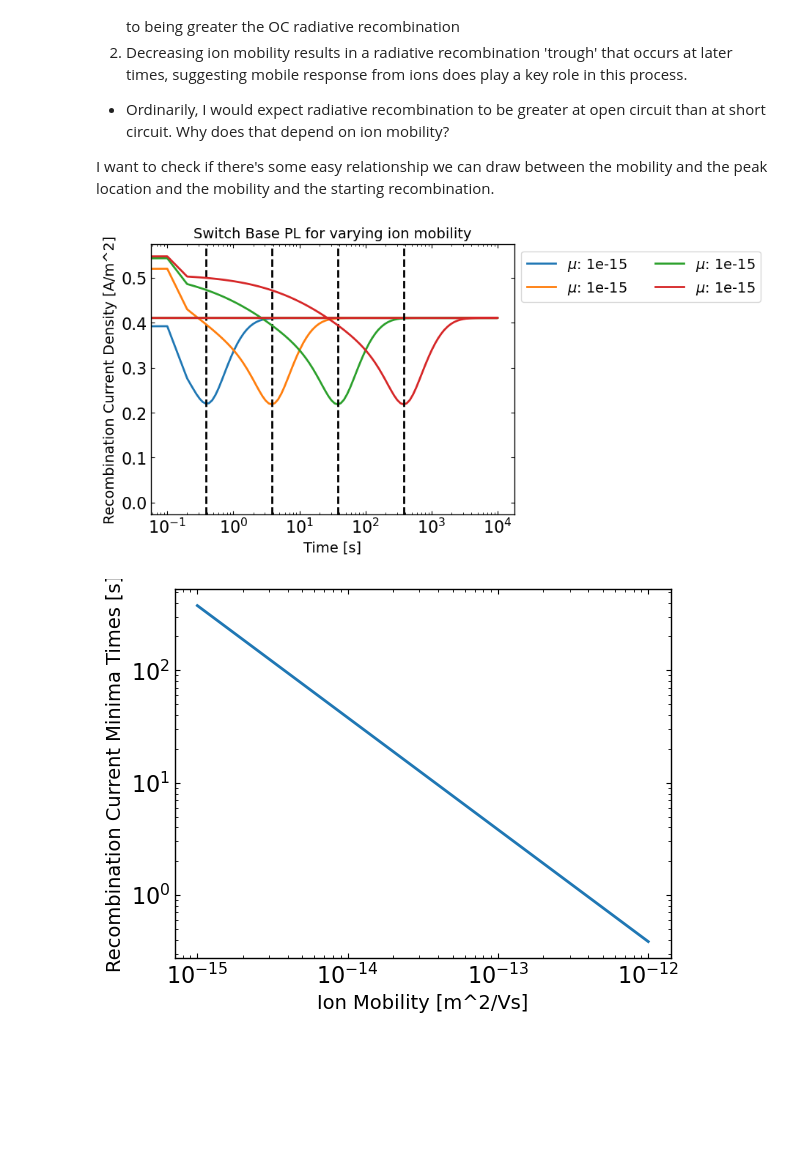
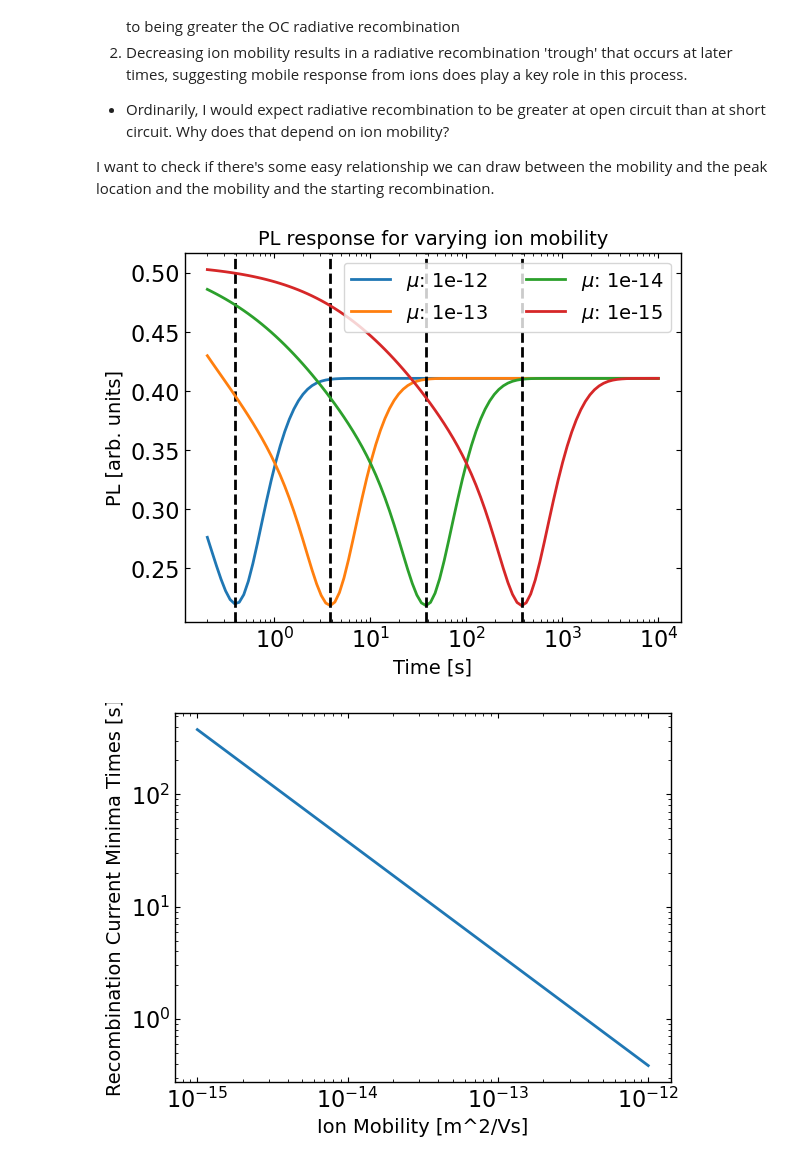
Before and after one commit to joshedmundson/pySIMsalabim, a Jupyter notebook: Notebooks/New PL Project/analysis.ipynb, the cells around one changed output. Drawn from its saved outputs; the diff is of its cells as text; code cells hidden in the pictures; blank space fills up the shorter version.

Commit message:
experiment: test how device response varies with changing mobility, length, and with supressed recombination

```diff
--- a/Notebooks/New PL Project/analysis.ipynb
+++ b/Notebooks/New PL Project/analysis.ipynb
@@ -59,7 +62,7 @@ for ion_density in N_ion:
     zimt_runs.append(zimt_run)
 # %%
 for zimt_run in zimt_runs:
-    plt.plot(zimt_run.tj_data["t"], zimt_run.tj_data["JdirL2"], label=zimt_run.N_anion)
+    plt.plot(zimt_run.tj_data["t"][2:-1], zimt_run.tj_data["JdirL2"][2:-1], label=zimt_run.N_anion)
 
 plt.xscale('log')
 plt.xlabel("Time [s]")
@@ -117,14 +134,14 @@ for ion_mobility in mu_ions:
 for index, zimt_run in enumerate(zimt_runs):
     label = f"$\\mu$: {zimt_run.mu_anion}"
     # Plot the final JdirL2 value, the OC steady state, as an asymptote
-    plt.scatter(zimt_run.tj_data["t"][:-1], zimt_run.tj_data["JdirL2"][:-1], label=label)
+    plt.scatter(zimt_run.tj_data["t"][2:-1], zimt_run.tj_data["JdirL2"][2:-1], label=label)
 
 plt.xscale('log')
-plt.axvline(0.1, linestyle='--', color='black') # Mark the initial voltage step
-plt.axvline(0.2, linestyle='--', color='black') # Mark the completion of the transition to Voc
+# plt.axvline(0.1, linestyle='--', color='black') # Mark the initial voltage step
+# plt.axvline(0.2, linestyle='--', color='black') # Mark the completion of the transition to Voc
 plt.xlabel("Time [s]")
-plt.ylabel("Recombination Current Density [A/m^2]")
-plt.title("Switch Base PL for varying ion mobility")
+plt.ylabel("PL [arb. units]")
+plt.title("PL response for varying ion mobility")
 plt.legend(bbox_to_anchor=(1,1),ncols=2)
 plt.show()
 # %% [output]
@@ -137,16 +154,22 @@ rows = number_of_runs // cols if number_of_runs % 2 == 0 else number_of_runs //
 fig, axes = plt.subplots(rows, cols, layout='constrained', figsize=(13,10))
 axes_coords = list(it.product(range(rows), range(cols)))
 
+plot_start_indexes = [13, 4, 20, 40, 60]
+plot_end_indexes = [40, 40, 60, 80, 99]
+
 for index, zimt_run in enumerate(zimt_runs):
     ax_row, ax_column = axes_coords[index]
     ax = axes[ax_row][ax_column]
 
     title = f"$\\mu$: {zimt_run.mu_anion}"
 
+    plot_start_index = plot_start_indexes[index]
+    plot_end_index = plot_end_indexes[index]
+
     # Plot the final JdirL2 value, the OC steady state, as an asymptote
-    ax.scatter(zimt_run.tj_data["t"][:-1], zimt_run.tj_data["JdirL2"][:-1], label="JdirL2")
+    ax.scatter(zimt_run.tj_data["t"][plot_start_index:plot_end_index], zimt_run.tj_data["JdirL2"][plot_start_index:plot_end_index], label="JdirL2")
     ax.axhline(zimt_run.tj_data["JdirL2"].values[-1], label="OC Steady State", color='red', linestyle='--')
-    ax.axvline(0.2, linestyle='-.', color='black', label='Voc Reached')
+    # ax.axvline(0.2, linestyle='-.', color='black', label='Voc Reached')
 
     ax.set_title(title)
     ax.set_xscale('log')
@@ -161,14 +184,14 @@ plt.show()
 # %%
 for zimt_run in zimt_runs:
     label = f"$\\mu$: {zimt_run.mu_anion}"
-    plt.scatter(zimt_run.tj_data["t"][:-1], zimt_run.tj_data["JdirL2"][:-1], label=label)
+    plt.scatter(zimt_run.tj_data["t"][2:-1], zimt_run.tj_data["JdirL2"][2:-1], label=label)
 
-plt.axvline(0.1, linestyle='--', color='black') # Mark the initial voltage step
-plt.axvline(0.2, linestyle='--', color='black') # Mark the completion of the transition to Voc
+# plt.axvline(0.1, linestyle='--', color='black') # Mark the initial voltage step
+# plt.axvline(0.2, linestyle='--', color='black') # Mark the completion of the transition to Voc
 plt.xlabel("Time [s]")
 plt.ylabel("Recombination Current Density [A/m^2]")
 plt.title("Switch Base PL for varying ion mobility")
 plt.legend(bbox_to_anchor=(1,1),ncols=2)
-plt.xlim((0, 0.5))
+plt.xlim((0.2, 0.5))
 plt.show()
 # %% [output]
@@ -184,36 +207,38 @@ I want to check if there's some easy relationship we can draw between the mobili
 # %%
 # Try to get some peak times for the different decay processes
 from scipy.signal import find_peaks
 
 recombination_current_trough_indexes = []
 
-for run in zimt_runs[1:5]:
+for run in zimt_runs[1:]:
     peaks = find_peaks(1/run.tj_data["JdirL2"].values, height=0.1)[0]
     recombination_current_trough_indexes.append(peaks[0])
 
-    label = f"$\\mu$: {zimt_run.mu_anion}"
-    plt.plot(run.tj_data['t'],run.tj_data['JdirL2'], label=label)
+    label = f"$\\mu$: {run.mu_anion}"
+    plt.plot(run.tj_data['t'][2:-1],run.tj_data['JdirL2'][2:-1], label=label)
     plt.axvline(run.tj_data['t'][peaks[0]], linestyle='--', color='black')
 
 plt.xscale('log')
 plt.xlabel("Time [s]")
-plt.ylabel("Recombination Current Density [A/m^2]")
-plt.title("Switch Base PL for varying ion mobility")
-plt.legend(bbox_to_anchor=(1,1),ncols=2)
+plt.ylabel("PL [arb. units]")
+plt.title("PL response for varying ion mobility")
+# plt.legend(bbox_to_anchor=(1,1),ncols=2)
+plt.legend(ncols=2)
+# plt.savefig("PL response for varying ion mobility.pdf", format="pdf")
 plt.show()
 
 # Plot peak times against mobility
 ion_mobility = [run.mu_anion for run in zimt_runs[1:5]]
 recombination_current_trough_times = [run.tj_data['t'][index] for index in recombination_current_trough_indexes]
 
 plt.plot(ion_mobility, recombination_current_trough_times)
 plt.xlabel("Ion Mobility [m^2/Vs]")
 plt.ylabel("Recombination Current Minima Times [s]")
 plt.xscale("log")
 plt.yscale("log")
 plt.title("")
 plt.show()
 # %% [output]
-[figure, old version]
+[figure, new version]
 [figure]
 # %% [markdown]
```
Also changed, not shown: parts of 43 cells of this notebook.
